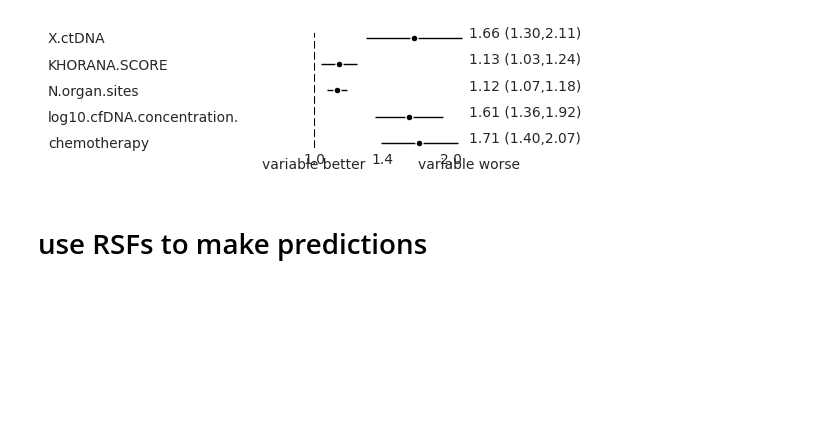
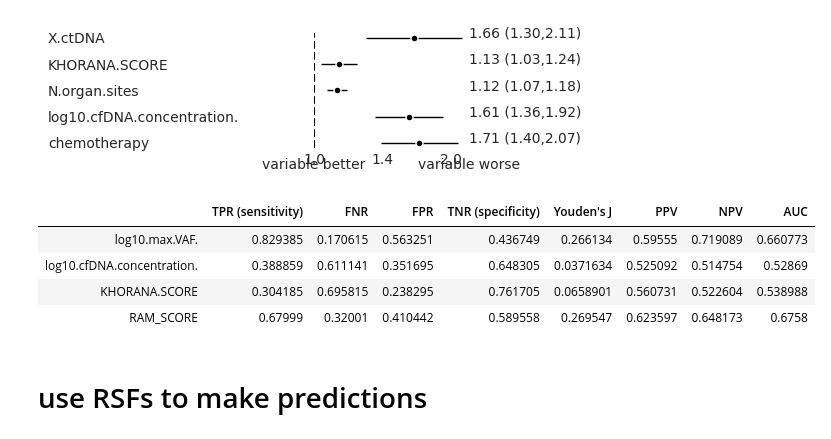
Before and after one commit to clinical-data-mining/ctDNA_CAT, a Jupyter notebook: code/VTE_visualize.ipynb, the cells around one changed output. Drawn from its saved outputs; the diff is of its cells as text; code cells hidden in the pictures; blank space fills up the shorter version.

Commit message:
added Youden index analysis and updated libraries for Mac compatibility

```diff
--- a/code/VTE_visualize.ipynb
+++ b/code/VTE_visualize.ipynb
@@ -71,6 +70,41 @@ HRs = pd.Series(list(zip(df['exp(coef)'],
 myForest(HRs,'variable worse','variable better','multivariate_HR_example.pdf',(2,1.5))
 # %% [output]
 [figure]
+# %%
+# Youden index analysis. NOTE also meant to be run after Competing Risks R notebook
+
+# variables of interest (corresponding to file names)
+vois = ['log10.max.VAF.',
+        'log10.cfDNA.concentration.',
+        'KHORANA.SCORE',
+        'RAM_SCORE'
+       ]
+
+columns = ['TPR (sensitivity)','FNR','FPR','TNR (specificity)',
+           "Youden's J",'PPV','NPV','AUC']
+summary = pd.DataFrame(columns = columns)
+
+for v in vois:
+    roc = pd.read_csv('discovery_ '+v+' _dROC.csv')
+    idx = np.argmax(roc.TP - roc.FP)
+    tp = roc.iloc[idx].TP #TPR or sensitivity
+    fn = 1-tp
+    fp = roc.iloc[idx].FP
+    tn = 1-fp #TNR or specificity
+    J = tp+tn-1
+    PPV = tp/(tp+fp)
+    NPV = tn/(tn+fn)
+    auc = roc.iloc[idx].AUC
+    summary.loc[v,columns] = [tp,fn,fp,tn,J,PPV,NPV,auc]
+
+display(summary)
+summary.to_csv('YoudenAnalysis_Discovery.csv')
+# %% [output]
+|  | TPR (sensitivity) | FNR | FPR | TNR (specificity) | Youden's J | PPV | NPV | AUC |
+| log10.max.VAF. | 0.829385 | 0.170615 | 0.563251 | 0.436749 | 0.266134 | 0.59555 | 0.719089 | 0.660773 |
+| log10.cfDNA.concentration. | 0.388859 | 0.611141 | 0.351695 | 0.648305 | 0.0371634 | 0.525092 | 0.514754 | 0.52869 |
+| KHORANA.SCORE | 0.304185 | 0.695815 | 0.238295 | 0.761705 | 0.0658901 | 0.560731 | 0.522604 | 0.538988 |
+| RAM_SCORE | 0.67999 | 0.32001 | 0.410442 | 0.589558 | 0.269547 | 0.623597 | 0.648173 | 0.6758 |
 # %% [markdown]
 # use RSFs to make predictions
 # %%
```
Also changed, not shown: parts of 2 cells of this notebook, 7 other files.
